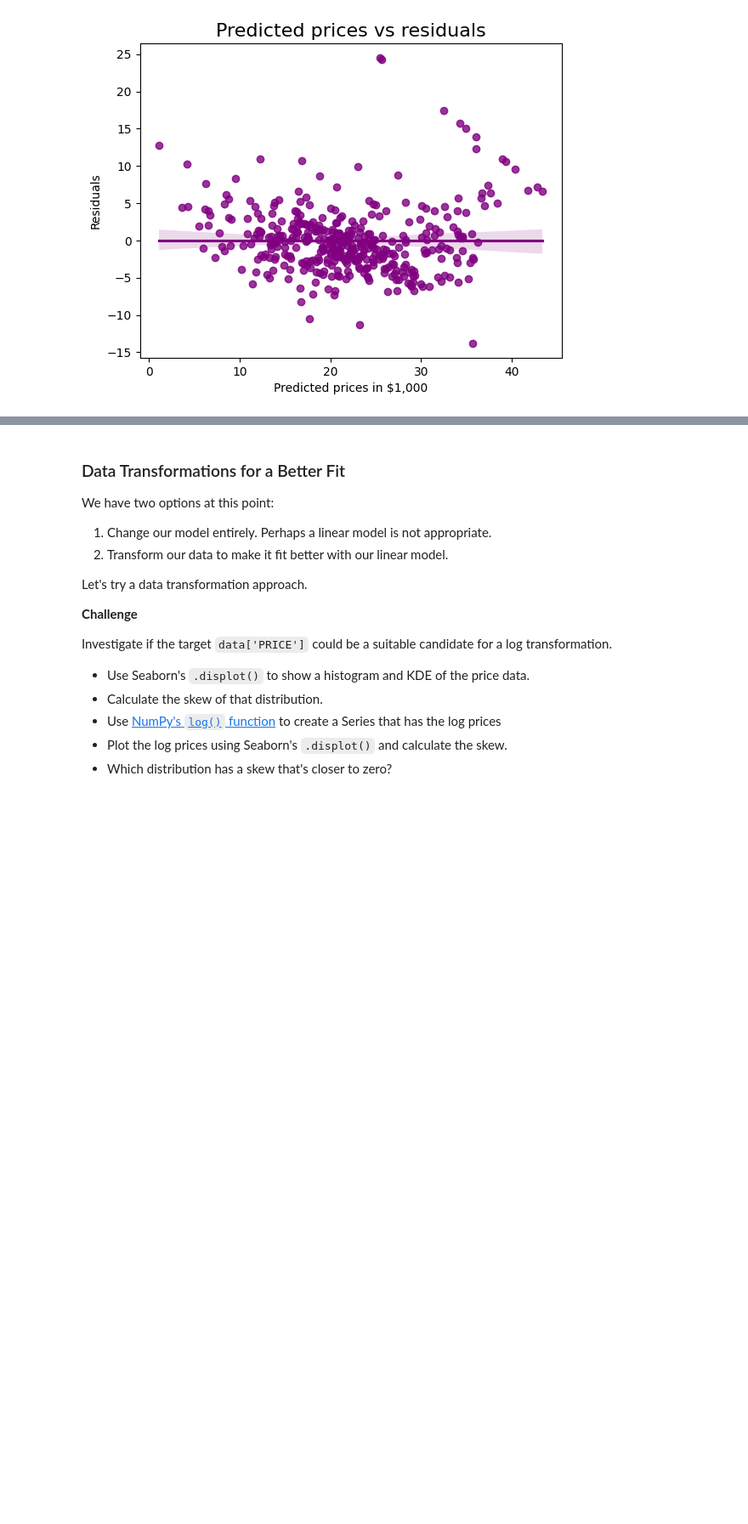
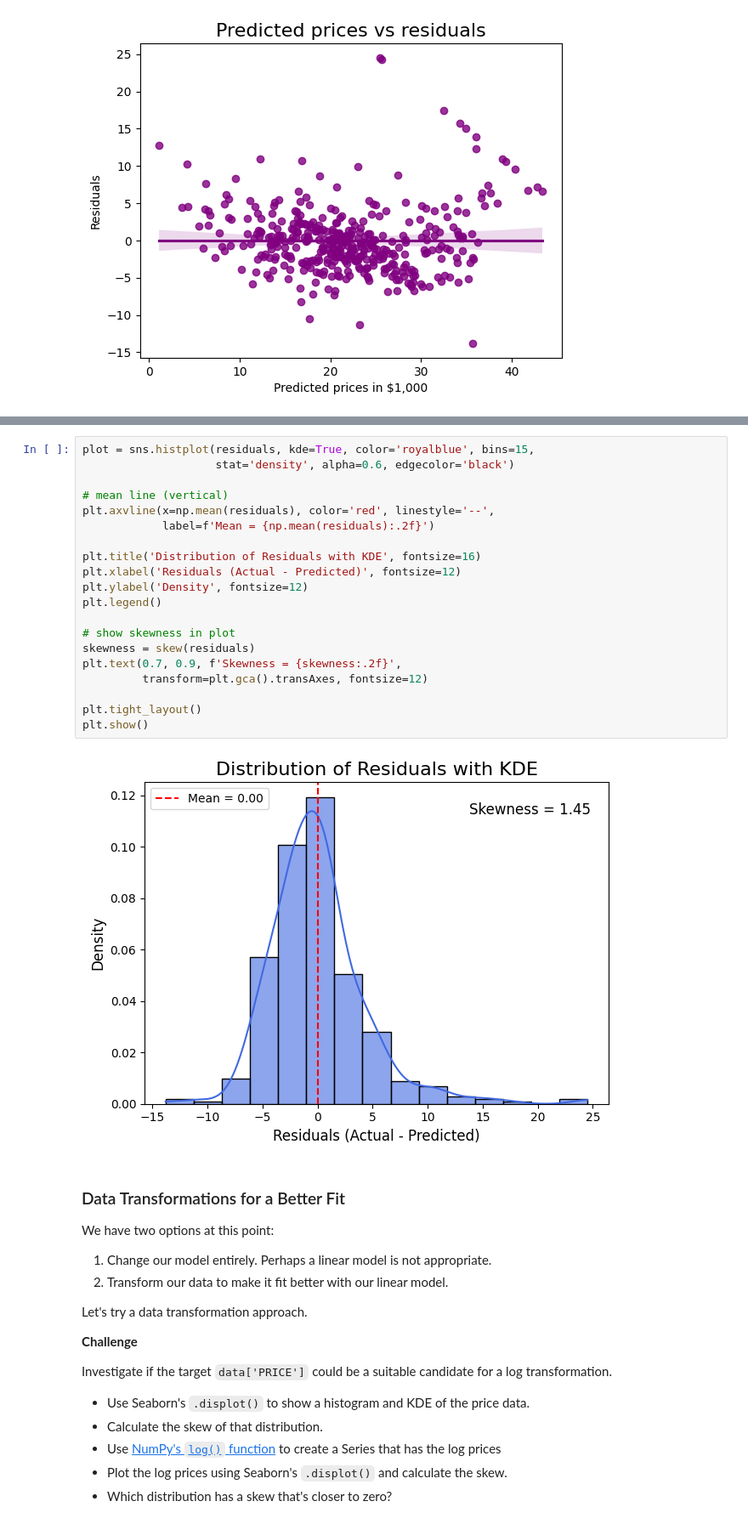
Before and after one commit to juandrzej/100days_of_code, a Jupyter notebook: 100days_of_code_day81_boston_house_prices/Multivariable_Regression_and_Valuation_Model.ipynb, the cells around one changed output, grey strips where cells are left out. Shown at 85% size. Saved outputs shown, nothing was run; the diff lists cells and outputs as text; blank space fills up the shorter version.

```diff
--- a/100days_of_code_day81_boston_house_prices/Multivariable_Regression_and_Valuation_Model.ipynb
+++ b/100days_of_code_day81_boston_house_prices/Multivariable_Regression_and_Valuation_Model.ipynb
@@ -509,3 +518,25 @@ In an ideal case, what we want is something close to a normal distribution. A no
+# %%
+plot = sns.histplot(residuals, kde=True, color='royalblue', bins=15,
+                    stat='density', alpha=0.6, edgecolor='black')
+
+# mean line (vertical)
+plt.axvline(x=np.mean(residuals), color='red', linestyle='--',
+            label=f'Mean = {np.mean(residuals):.2f}')
+
+plt.title('Distribution of Residuals with KDE', fontsize=16)
+plt.xlabel('Residuals (Actual - Predicted)', fontsize=12)
+plt.ylabel('Density', fontsize=12)
+plt.legend()
+
+# show skewness in plot
+skewness = skew(residuals)
+plt.text(0.7, 0.9, f'Skewness = {skewness:.2f}',
+         transform=plt.gca().transAxes, fontsize=12)
+
+plt.tight_layout()
+plt.show()
+# %% [output]
+[figure, added]
 # %% [markdown]
 ### Data Transformations for a Better Fit
 
```
Also changed, not shown: parts of 5 cells of this notebook.
